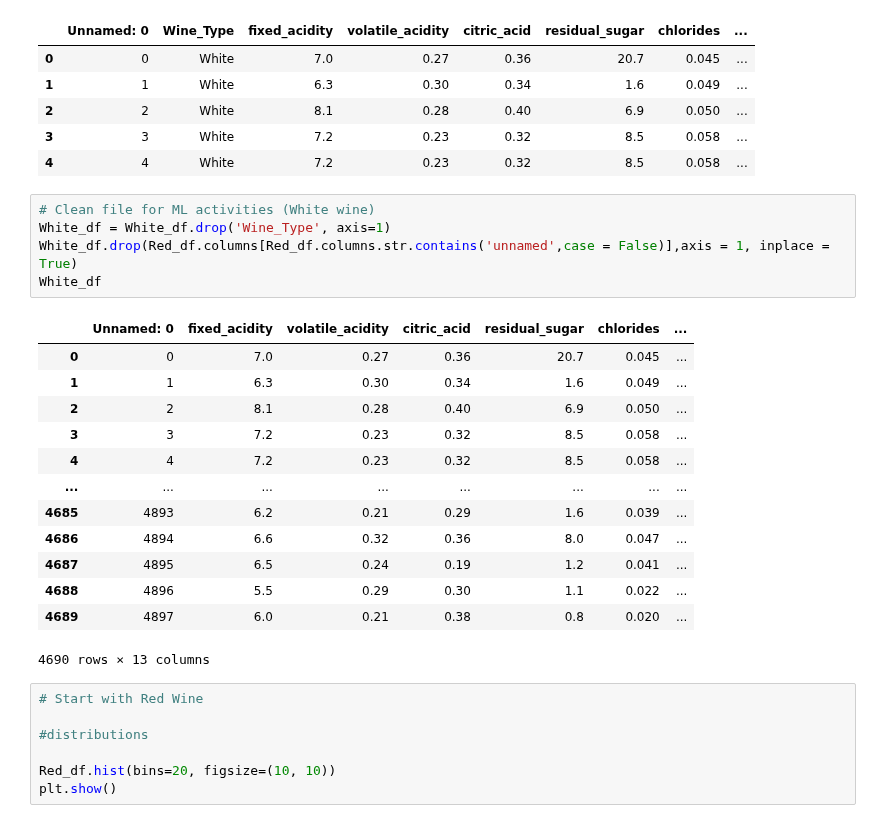
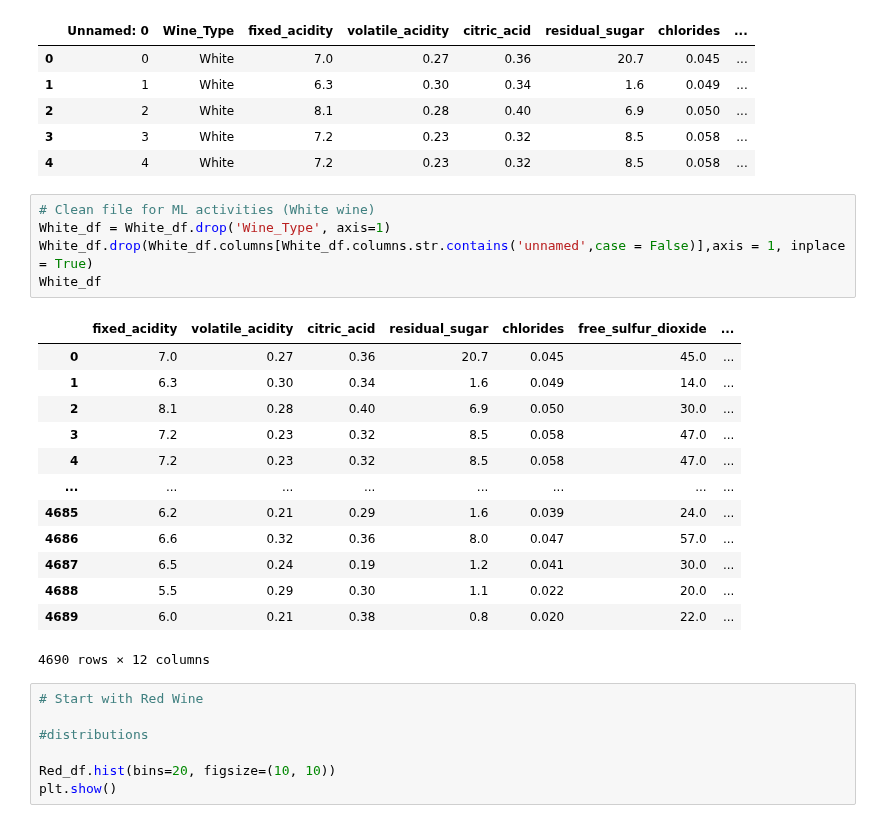
Before and after one commit to nmdollhopf/team1_wine_project, a Jupyter notebook: Wine_ML.ipynb, the cells around one changed output. Drawn from its saved outputs; the diff is of its cells as text.

Commit message:
additional commit for ML analysis; added white wine analysis

```diff
--- a/Wine_ML.ipynb
+++ b/Wine_ML.ipynb
@@ -61,22 +61,22 @@ White_df.head()
 # %%
 # Clean file for ML activities (White wine)
 White_df = White_df.drop('Wine_Type', axis=1)
-White_df.drop(Red_df.columns[Red_df.columns.str.contains('unnamed',case = False)],axis = 1, inplace = True)
+White_df.drop(White_df.columns[White_df.columns.str.contains('unnamed',case = False)],axis = 1, inplace = True)
 White_df
 # %% [output]
-|  | Unnamed: 0 | fixed_acidity | volatile_acidity | citric_acid | residual_sugar | chlorides | ... |
-| 0 | 0 | 7.0 | 0.27 | 0.36 | 20.7 | 0.045 | ... |
-| 1 | 1 | 6.3 | 0.30 | 0.34 | 1.6 | 0.049 | ... |
-| 2 | 2 | 8.1 | 0.28 | 0.40 | 6.9 | 0.050 | ... |
-| 3 | 3 | 7.2 | 0.23 | 0.32 | 8.5 | 0.058 | ... |
-| 4 | 4 | 7.2 | 0.23 | 0.32 | 8.5 | 0.058 | ... |
+|  | fixed_acidity | volatile_acidity | citric_acid | residual_sugar | chlorides | free_sulfur_dioxide | ... |
+| 0 | 7.0 | 0.27 | 0.36 | 20.7 | 0.045 | 45.0 | ... |
+| 1 | 6.3 | 0.30 | 0.34 | 1.6 | 0.049 | 14.0 | ... |
+| 2 | 8.1 | 0.28 | 0.40 | 6.9 | 0.050 | 30.0 | ... |
+| 3 | 7.2 | 0.23 | 0.32 | 8.5 | 0.058 | 47.0 | ... |
+| 4 | 7.2 | 0.23 | 0.32 | 8.5 | 0.058 | 47.0 | ... |
 | ... | ... | ... | ... | ... | ... | ... | ... |
-| 4685 | 4893 | 6.2 | 0.21 | 0.29 | 1.6 | 0.039 | ... |
-| 4686 | 4894 | 6.6 | 0.32 | 0.36 | 8.0 | 0.047 | ... |
-| 4687 | 4895 | 6.5 | 0.24 | 0.19 | 1.2 | 0.041 | ... |
-| 4688 | 4896 | 5.5 | 0.29 | 0.30 | 1.1 | 0.022 | ... |
-| 4689 | 4897 | 6.0 | 0.21 | 0.38 | 0.8 | 0.020 | ... |
+| 4685 | 6.2 | 0.21 | 0.29 | 1.6 | 0.039 | 24.0 | ... |
+| 4686 | 6.6 | 0.32 | 0.36 | 8.0 | 0.047 | 57.0 | ... |
+| 4687 | 6.5 | 0.24 | 0.19 | 1.2 | 0.041 | 30.0 | ... |
+| 4688 | 5.5 | 0.29 | 0.30 | 1.1 | 0.022 | 20.0 | ... |
+| 4689 | 6.0 | 0.21 | 0.38 | 0.8 | 0.020 | 22.0 | ... |
-4690 rows × 13 columns
+4690 rows × 12 columns
 # %%
 # Start with Red Wine
 
```
Also changed, not shown: parts of 15 cells of this notebook.
